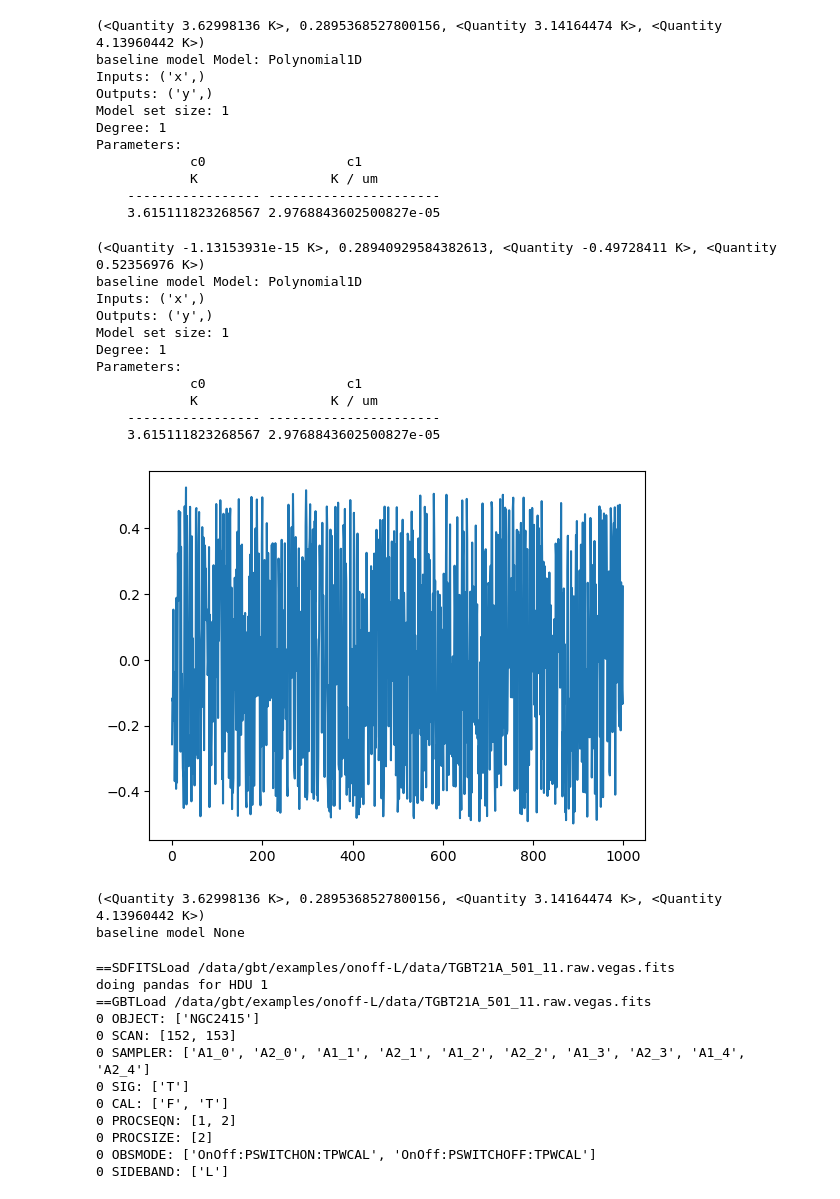
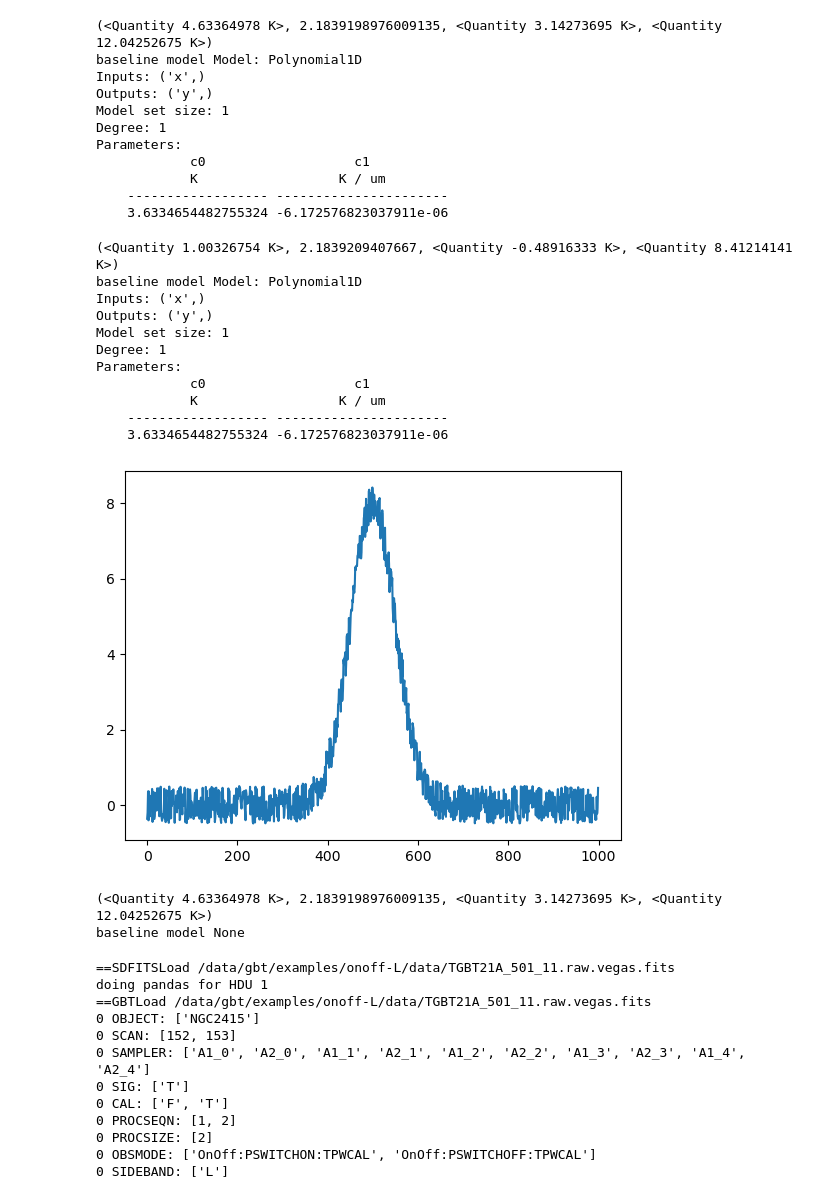
Before and after one commit to GreenBankObservatory/dysh, a Jupyter notebook: notebooks/test_spectra.ipynb, the cells around one changed output. Drawn from its saved outputs; the diff is of its cells as text; code cells hidden in the pictures.

Commit message:
fix exclude for baseline.  add documentation. more GBTPSScan

```diff
--- a/notebooks/test_spectra.ipynb
+++ b/notebooks/test_spectra.ipynb
@@ -10,7 +17,12 @@ pandas.set_option('display.max_rows', 100)
 # %%
-y = 3.1415927+np.random.rand(1000)
-x = np.arange(1000)*u.um
-s = Spectrum(flux=y*u.K,spectral_axis=x,velocity_convention='doppler_radio',radial_velocity=25*u.Unit('km/s'))
+npts = 1000
+x = np.arange(npts)
+#print(x)
+y = 3.1415927+np.random.rand(npts)+1000*norm(loc=npts/2,scale=50).pdf(x)
+#y=1000*norm(loc=npts/2,scale=100).pdf(x)
+s = Spectrum(flux=y*u.K,spectral_axis=x*u.um,velocity_convention='doppler_radio',radial_velocity=25*u.Unit('km/s'))
+#print(y)
+#s._spectral_axis.unit
 # %%
 fig,ax=plt.subplots()
 ax.plot(s.spectral_axis,s.flux)
@@ -23,43 +35,43 @@ ax.plot(s.spectral_axis,s._baseline_model(s.spectral_axis),color='r')
 print(s.stats())
 s.bshow()
 # %% [output]
-(<Quantity 3.62998136 K>, 0.2895368527800156, <Quantity 3.14164474 K>, <Quantity 4.13960442 K>)
+(<Quantity 4.63364978 K>, 2.1839198976009135, <Quantity 3.14273695 K>, <Quantity 12.04252675 K>)
 baseline model Model: Polynomial1D
 Inputs: ('x',)
 Outputs: ('y',)
 Model set size: 1
 Degree: 1
 Parameters:
-            c0                  c1
-            K                 K / um
-    ----------------- ----------------------
-    3.615111823268567 2.9768843602500827e-05
+            c0                   c1
+            K                  K / um
+    ------------------ ----------------------
+    3.6334654482755324 -6.172576823037911e-06
 # %%
-s = Spectrum(flux=y*u.K,spectral_axis=x,velocity_convention='doppler_radio',radial_velocity=25*u.Unit('km/s'))
-s.baseline(1,remove=True)
+s = Spectrum(flux=y*u.K,spectral_axis=x*u.um,velocity_convention='doppler_radio',radial_velocity=25*u.Unit('km/s'))
+s.baseline(1,exclude=[300,700],remove=True)
 fig,ax=plt.subplots()
 ax.plot(s.spectral_axis,s.flux)
 print(s.stats())
 s.bshow()
 # %% [output]
-(<Quantity -1.13153931e-15 K>, 0.28940929584382613, <Quantity -0.49728411 K>, <Quantity 0.52356976 K>)
+(<Quantity 1.00326754 K>, 2.1839209407667, <Quantity -0.48916333 K>, <Quantity 8.41214141 K>)
 baseline model Model: Polynomial1D
 Inputs: ('x',)
 Outputs: ('y',)
 Model set size: 1
 Degree: 1
 Parameters:
-            c0                  c1
-            K                 K / um
-    ----------------- ----------------------
-    3.615111823268567 2.9768843602500827e-05
+            c0                   c1
+            K                  K / um
+    ------------------ ----------------------
+    3.6334654482755324 -6.172576823037911e-06
-[figure, old version]
+[figure, new version]
 # %%
 s._undo_baseline()
 print(s.stats())
 s.bshow()
 # %% [output]
-(<Quantity 3.62998136 K>, 0.2895368527800156, <Quantity 3.14164474 K>, <Quantity 4.13960442 K>)
+(<Quantity 4.63364978 K>, 2.1839198976009135, <Quantity 3.14273695 K>, <Quantity 12.04252675 K>)
 baseline model None
 # %%
 #f = '/data/gbt/examples/misc/ngc5291.fits'
```
Also changed, not shown: parts of 10 cells of this notebook, 4 other files.
